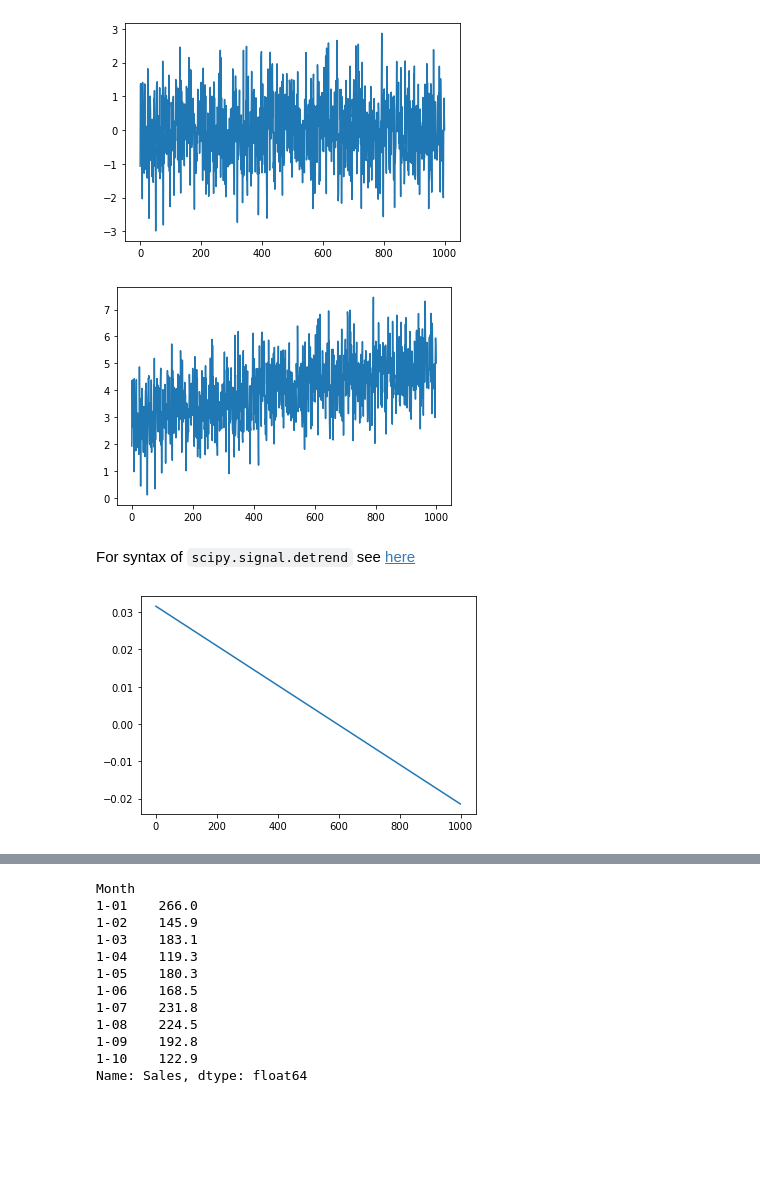
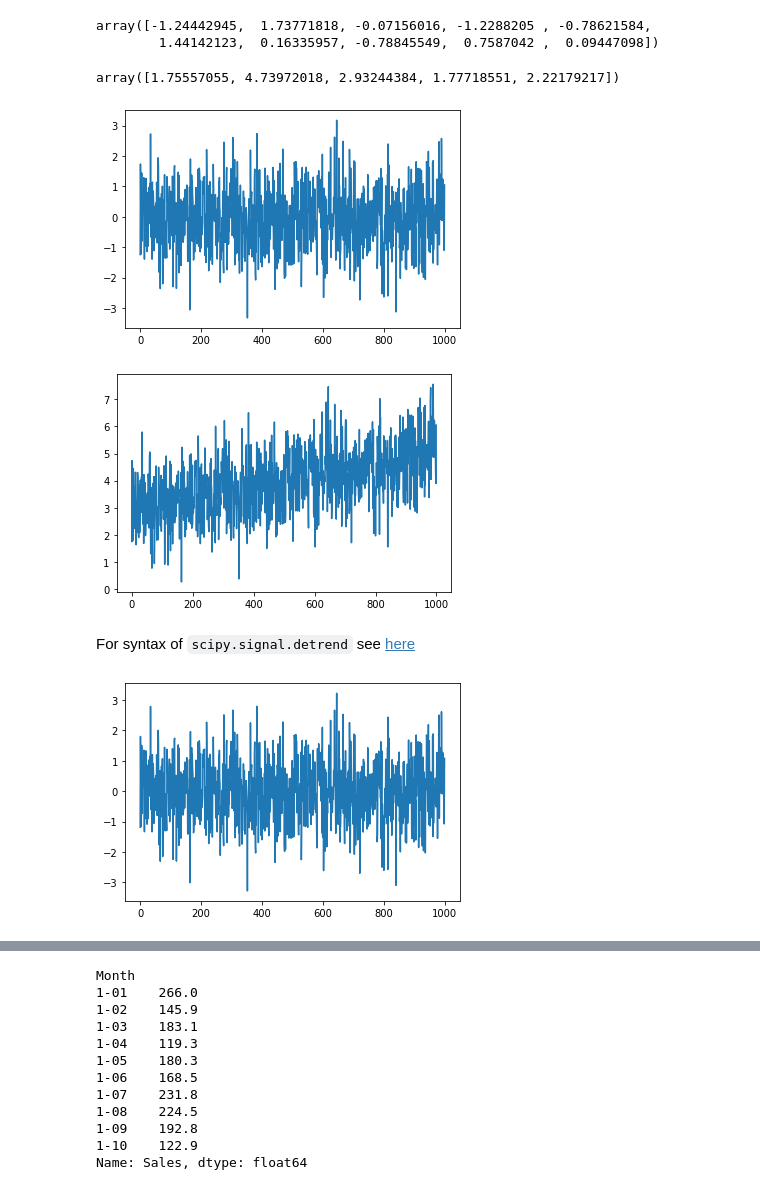
Before and after one commit to harnalashok/timeseries, a Jupyter notebook: detrending_timeseries.ipynb, the cells around one changed output, grey strips where cells are left out. Drawn from its saved outputs; the diff is of its cells as text; code cells hidden in the pictures; blank space fills up the shorter version.

```diff
--- a/detrending_timeseries.ipynb
+++ b/detrending_timeseries.ipynb
@@ -31,24 +42,37 @@ import pathlib
+# %%
+# Get normally distributed data points:
+
+npoints = 1000
+noise = rng.standard_normal(npoints)
+noise[:10]
+# %% [output]
+array([-1.24442945,  1.73771818, -0.07156016, -1.2288205 , -0.78621584,
+        1.44142123,  0.16335957, -0.78845549,  0.7587042 ,  0.09447098])
 # %%
- rng = default_rng()
- npoints = 1000
- noise = rng.standard_normal(npoints)
- x = 3 + 2*np.linspace(0, 1, npoints) + noise
- x
+# Generate 1000 equally spaced points but then
+# add noise to them
+y = 3 + 2*np.linspace(0, 1, npoints) + noise
+y[:5]
+# %% [output]
+array([1.75557055, 4.73972018, 2.93244384, 1.77718551, 2.22179217])
 # %%
- pyplot.plot(noise)
- pyplot.show()
+ plt.plot(noise)
+ plt.show()
 # %% [output]
-[figure, old version]
+[figure, new version]
-# %%
-pyplot.plot(x)
-pyplot.show()
-# %% [output]
-[figure, removed]
+# %%
+# Also plot y
+plt.plot(y)
+plt.show()
+# %% [output]
+[figure, added]
 # %% [markdown]
 For syntax of `scipy.signal.detrend` see [here](https://docs.scipy.org/doc/scipy/reference/generated/scipy.signal.detrend.html)
-# %%
-y=(signal.detrend(x) - noise)
-pyplot.plot(y)
-pyplot.show()
-# %% [output]
-[figure, removed]
+# %%
+# Detrend y and plot to see:
+
+z = scipy.signal.detrend(y)
+plt.plot(z)
+plt.show()
+# %% [output]
+[figure, added]
```
Also changed, not shown: parts of 12 cells of this notebook.
